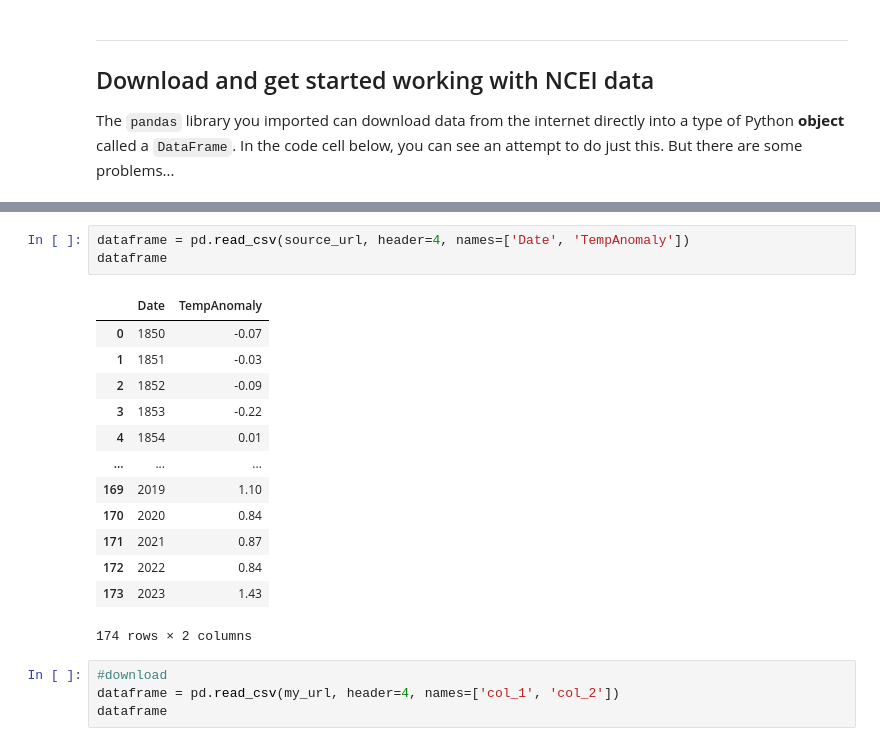
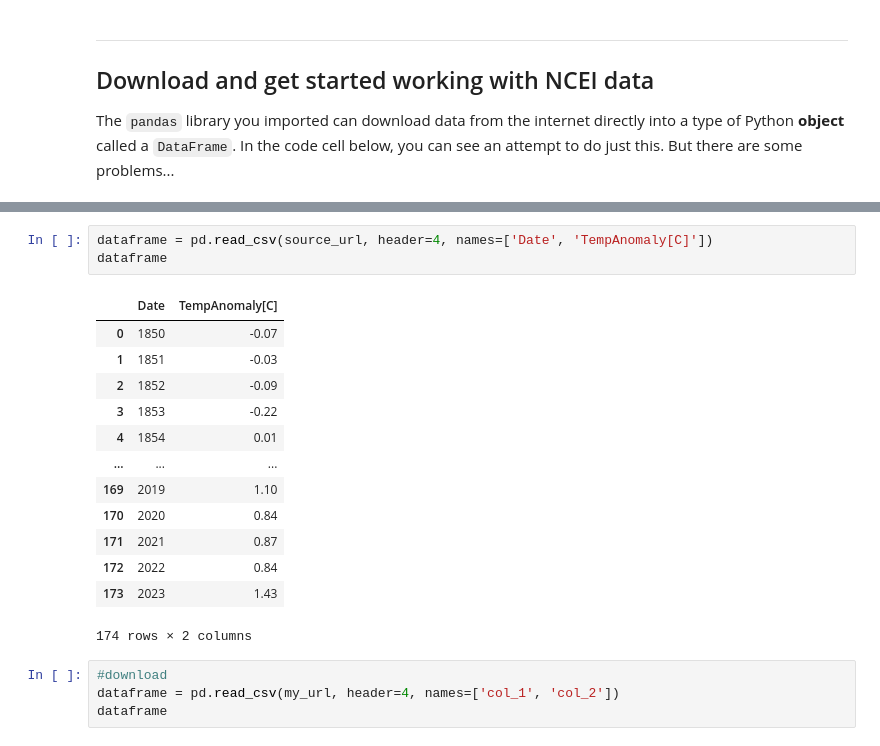
Before and after one commit to MayeNunez/01-geopark-get-started-reproducible-science-template, a Jupyter notebook: Get Started with Open Reproducible Science!.ipynb, the cells around one changed output, grey strips where cells are left out. Drawn from its saved outputs; the diff is of its cells as text.

```diff
--- a/Get Started with Open Reproducible Science!.ipynb
+++ b/Get Started with Open Reproducible Science!.ipynb
@@ -211,10 +211,10 @@ The `pandas` library you imported can download data from the internet directly i
 
 **Make sure to call your `DataFrame` by typing it's name as the last line of your code cell** Then, you will be able to run the test cell below and find out if your answer is correct.
 # %%
-dataframe = pd.read_csv(source_url, header=4, names=['Date', 'TempAnomaly'])
+dataframe = pd.read_csv(source_url, header=4, names=['Date', 'TempAnomaly[C]'])
 dataframe
 # %% [output]
-|  | Date | TempAnomaly |
+|  | Date | TempAnomaly[C] |
 | 0 | 1850 | -0.07 |
 | 1 | 1851 | -0.03 |
 | 2 | 1852 | -0.09 |
```
Also changed, not shown: parts of 2 cells of this notebook.
